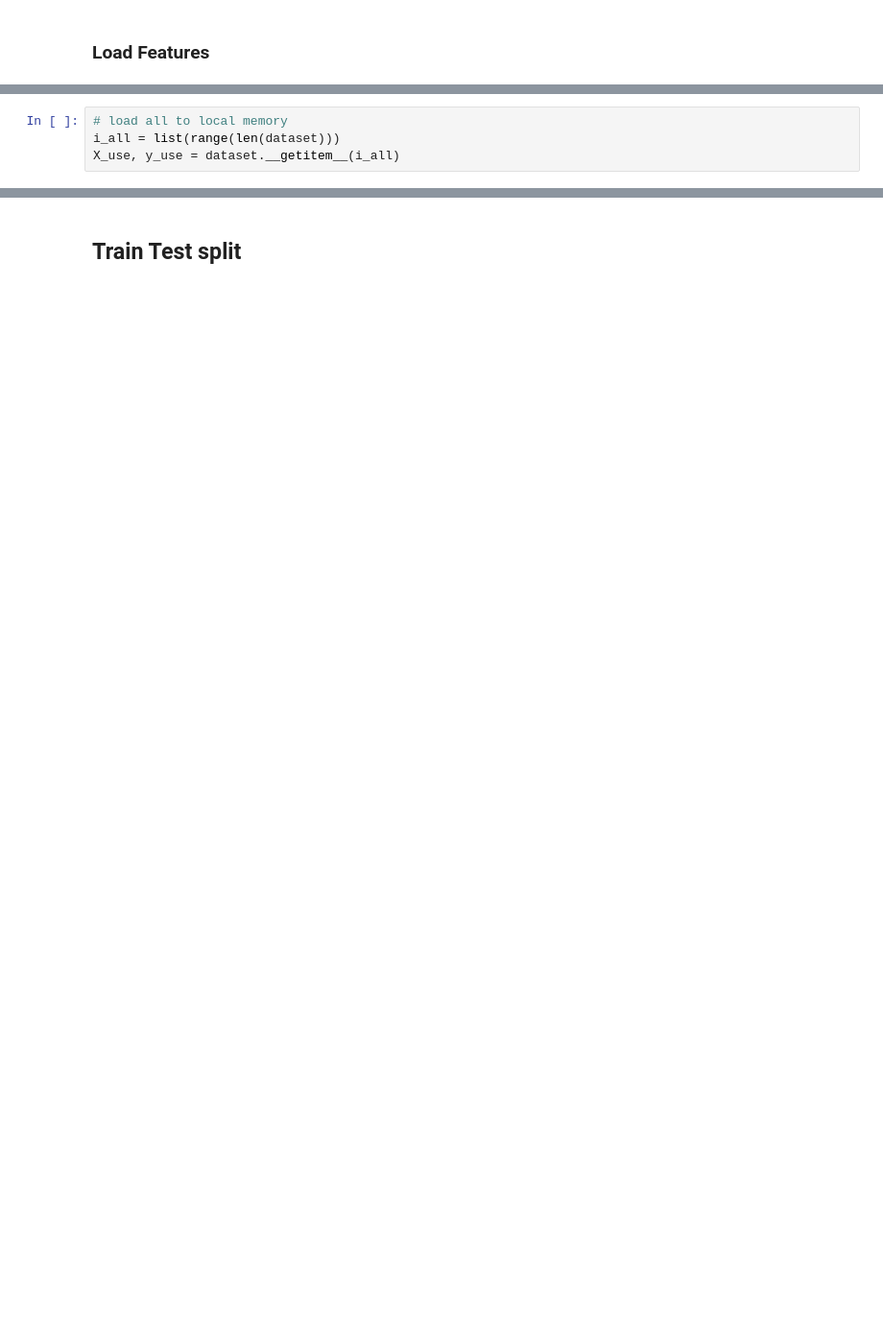
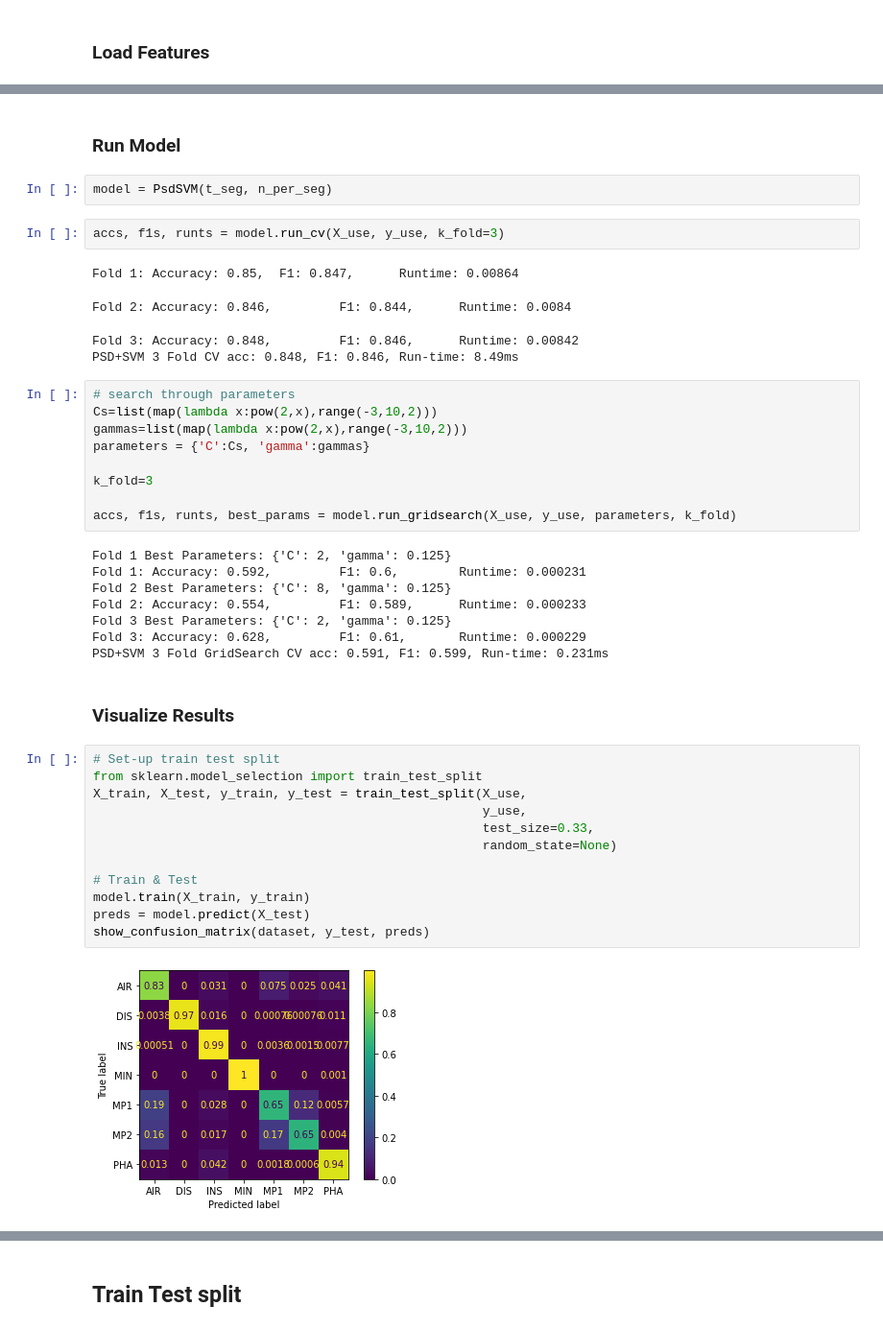
Before and after one commit to IQTLabs/RFClassification, a Jupyter notebook: ML Approaches.ipynb, the cells around one changed output, grey strips where cells are left out. Shown at 96% size. Drawn from its saved outputs; the diff is of its cells as text; blank space fills up the shorter version.

```diff
--- a/ML Approaches.ipynb
+++ b/ML Approaches.ipynb
@@ -43,4 +48,44 @@ shape of each item (1024,)
-# %%
-# load all to local memory
-i_all = list(range(len(dataset)))
-X_use, y_use = dataset.__getitem__(i_all)
+# %% [markdown]
+### Run Model
+# %%
+model = PsdSVM(t_seg, n_per_seg)
+# %%
+accs, f1s, runts = model.run_cv(X_use, y_use, k_fold=3)
+# %% [output]
+Fold 1: Accuracy: 0.85,  F1: 0.847,      Runtime: 0.00864
+Fold 2: Accuracy: 0.846,         F1: 0.844,      Runtime: 0.0084
+Fold 3: Accuracy: 0.848,         F1: 0.846,      Runtime: 0.00842
+PSD+SVM 3 Fold CV acc: 0.848, F1: 0.846, Run-time: 8.49ms
+# %%
+# search through parameters
+Cs=list(map(lambda x:pow(2,x),range(-3,10,2)))
+gammas=list(map(lambda x:pow(2,x),range(-3,10,2)))
+parameters = {'C':Cs, 'gamma':gammas}
+
+k_fold=3
+
+accs, f1s, runts, best_params = model.run_gridsearch(X_use, y_use, parameters, k_fold)
+# %% [output]
+Fold 1 Best Parameters: {'C': 2, 'gamma': 0.125}
+Fold 1: Accuracy: 0.592,         F1: 0.6,        Runtime: 0.000231
+Fold 2 Best Parameters: {'C': 8, 'gamma': 0.125}
+Fold 2: Accuracy: 0.554,         F1: 0.589,      Runtime: 0.000233
+Fold 3 Best Parameters: {'C': 2, 'gamma': 0.125}
+Fold 3: Accuracy: 0.628,         F1: 0.61,       Runtime: 0.000229
+PSD+SVM 3 Fold GridSearch CV acc: 0.591, F1: 0.599, Run-time: 0.231ms
+# %% [markdown]
+### Visualize Results
+# %%
+# Set-up train test split
+from sklearn.model_selection import train_test_split
+X_train, X_test, y_train, y_test = train_test_split(X_use,
+                                                    y_use,
+                                                    test_size=0.33,
+                                                    random_state=None)
+
+# Train & Test
+model.train(X_train, y_train)
+preds = model.predict(X_test)
+show_confusion_matrix(dataset, y_test, preds)
+# %% [output]
+[figure, added]
```
Also changed, not shown: parts of 16 cells of this notebook, 5 other files.
